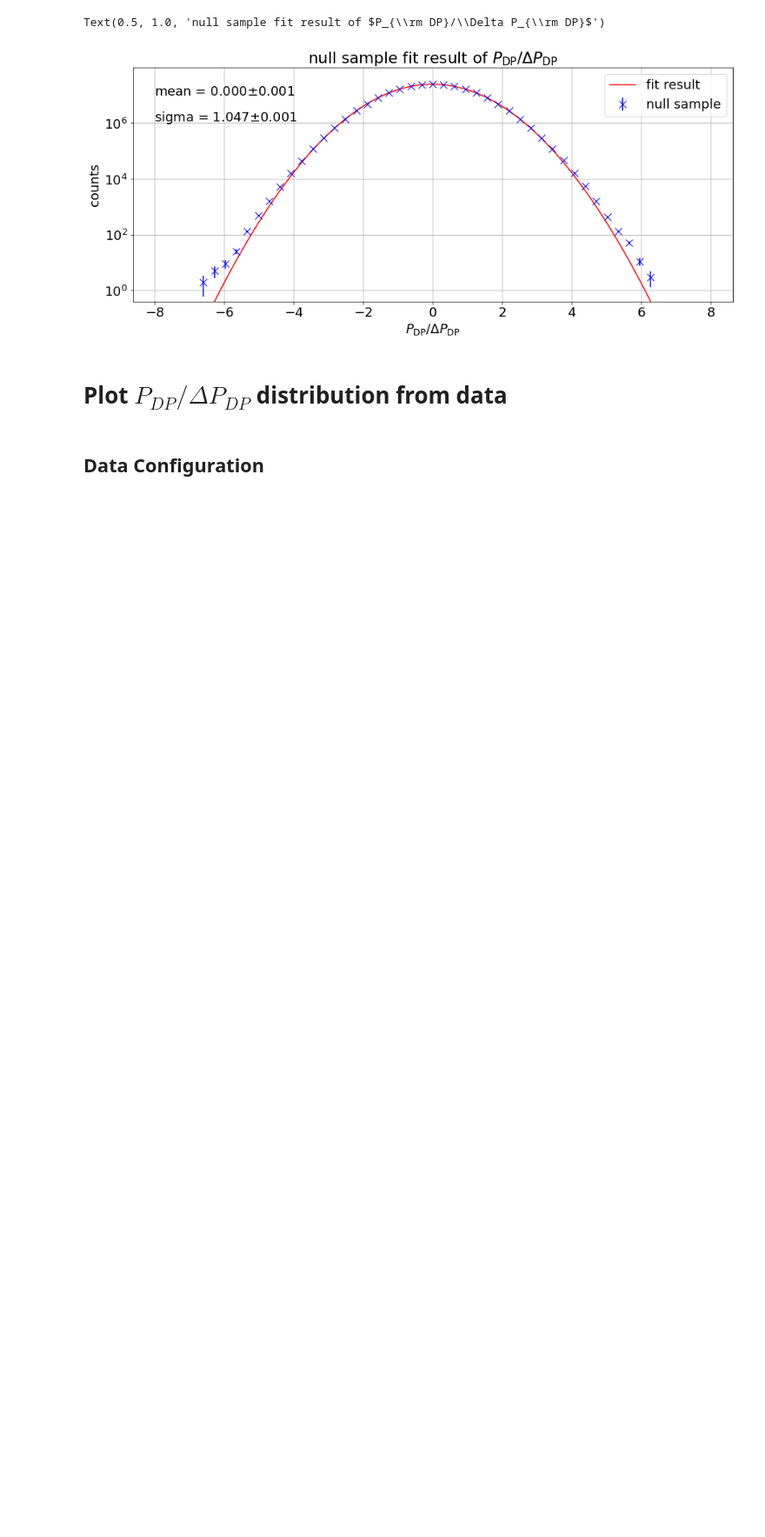
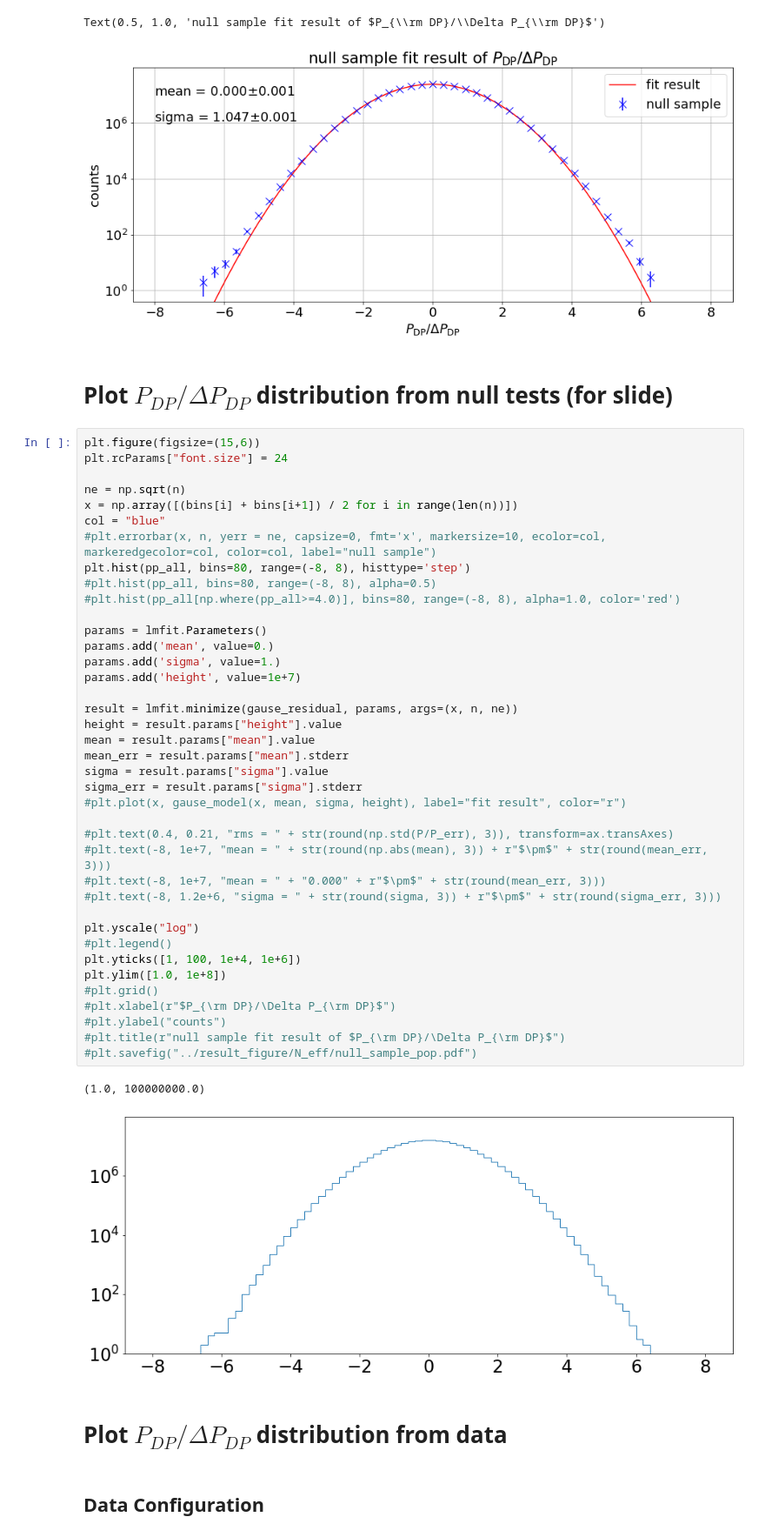
Before and after one commit to sadachi5/dosue-k, a Jupyter notebook: get_N_eff.ipynb, the cells around one changed output. Shown at 87% size. Cells and saved outputs as stored; diff of their text form; blank space fills up the shorter version.

```diff
--- a/get_N_eff.ipynb
+++ b/get_N_eff.ipynb
@@ -110,6 +110,50 @@ plt.title(r"null sample fit result of $P_{\rm DP}/\Delta P_{\rm DP}$")
 # %% [output]
 Text(0.5, 1.0, 'null sample fit result of $P_{\\rm DP}/\\Delta P_{\\rm DP}$')
 [figure]
+# %% [markdown]
+# Plot $P_{DP}/\Delta P_{DP}$ distribution from null tests (for slide)
+# %%
+plt.figure(figsize=(15,6))
+plt.rcParams["font.size"] = 24
+
+ne = np.sqrt(n)
+x = np.array([(bins[i] + bins[i+1]) / 2 for i in range(len(n))])
+col = "blue"
+#plt.errorbar(x, n, yerr = ne, capsize=0, fmt='x', markersize=10, ecolor=col, markeredgecolor=col, color=col, label="null sample")
+plt.hist(pp_all, bins=80, range=(-8, 8), histtype='step')
+#plt.hist(pp_all, bins=80, range=(-8, 8), alpha=0.5)
+#plt.hist(pp_all[np.where(pp_all>=4.0)], bins=80, range=(-8, 8), alpha=1.0, color='red')
+
+params = lmfit.Parameters()
+params.add('mean', value=0.)
+params.add('sigma', value=1.)
+params.add('height', value=1e+7)
+
+result = lmfit.minimize(gause_residual, params, args=(x, n, ne))
+height = result.params["height"].value
+mean = result.params["mean"].value
+mean_err = result.params["mean"].stderr
+sigma = result.params["sigma"].value
+sigma_err = result.params["sigma"].stderr
+#plt.plot(x, gause_model(x, mean, sigma, height), label="fit result", color="r")
+
+#plt.text(0.4, 0.21, "rms = " + str(round(np.std(P/P_err), 3)), transform=ax.transAxes)
+#plt.text(-8, 1e+7, "mean = " + str(round(np.abs(mean), 3)) + r"$\pm$" + str(round(mean_err, 3)))
+#plt.text(-8, 1e+7, "mean = " + "0.000" + r"$\pm$" + str(round(mean_err, 3)))
+#plt.text(-8, 1.2e+6, "sigma = " + str(round(sigma, 3)) + r"$\pm$" + str(round(sigma_err, 3)))
+
+plt.yscale("log")
+#plt.legend()
+plt.yticks([1, 100, 1e+4, 1e+6])
+plt.ylim([1.0, 1e+8])
+#plt.grid()
+#plt.xlabel(r"$P_{\rm DP}/\Delta P_{\rm DP}$")
+#plt.ylabel("counts")
+#plt.title(r"null sample fit result of $P_{\rm DP}/\Delta P_{\rm DP}$")
+#plt.savefig("../result_figure/N_eff/null_sample_pop.pdf")
+# %% [output]
+(1.0, 100000000.0)
+[figure, added]
 # %% [markdown]
 # Plot $P_{DP}/\Delta P_{DP}$ distribution from data
 # %% [markdown]
```
Also changed, not shown: parts of 4 cells of this notebook, 9 other files.
